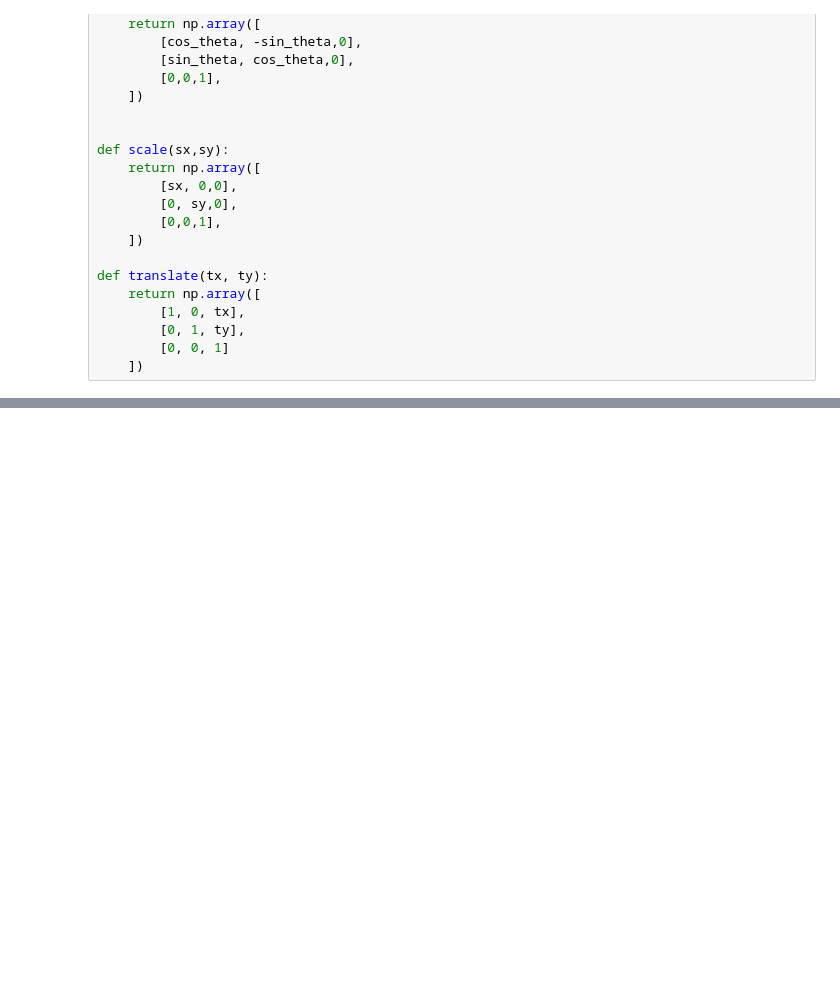
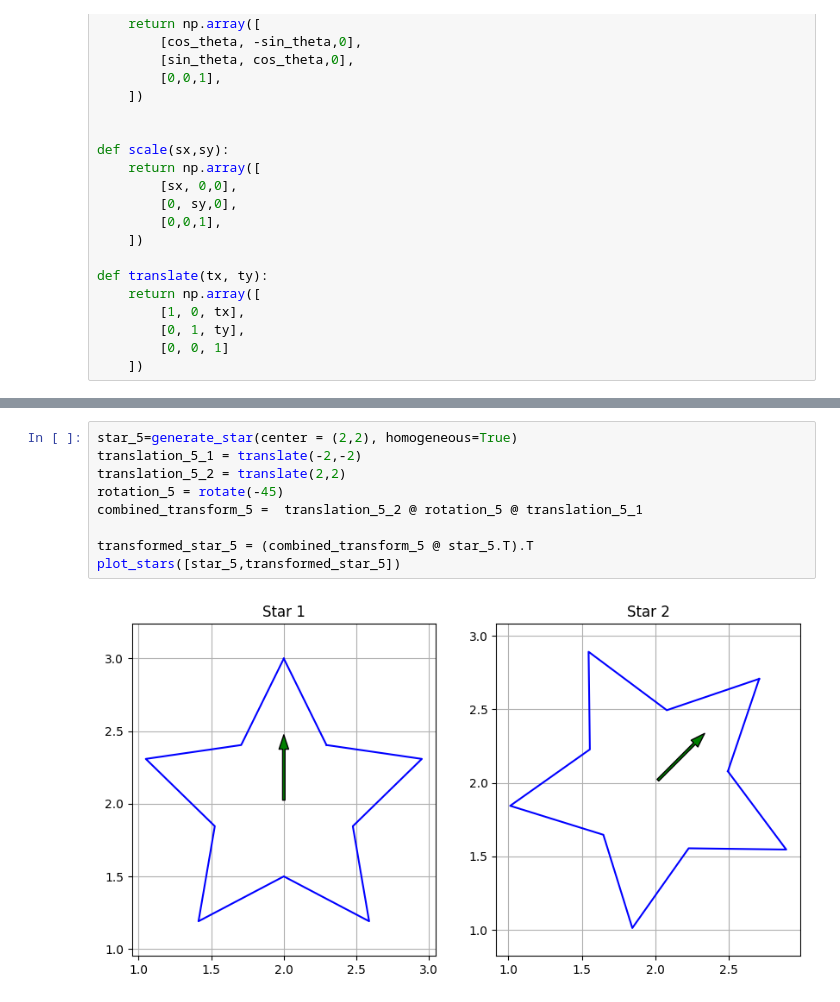
Before and after one commit to gpmoran-16/BME3053C-Fall-2025, a Jupyter notebook: lessons-solved/homework_4.ipynb, the cells around one changed output, grey strips where cells are left out. Drawn from its saved outputs; the diff is of its cells as text; blank space fills up the shorter version.

```diff
--- a/lessons-solved/homework_4.ipynb
+++ b/lessons-solved/homework_4.ipynb
@@ -81,0 +104,11 @@ def translate(tx, ty):
+# %%
+star_5=generate_star(center = (2,2), homogeneous=True)
+translation_5_1 = translate(-2,-2)
+translation_5_2 = translate(2,2)
+rotation_5 = rotate(-45)
+combined_transform_5 =  translation_5_2 @ rotation_5 @ translation_5_1
+
+transformed_star_5 = (combined_transform_5 @ star_5.T).T
+plot_stars([star_5,transformed_star_5])
+# %% [output]
+[figure, added]
```
Also changed, not shown: parts of 5 cells of this notebook.
